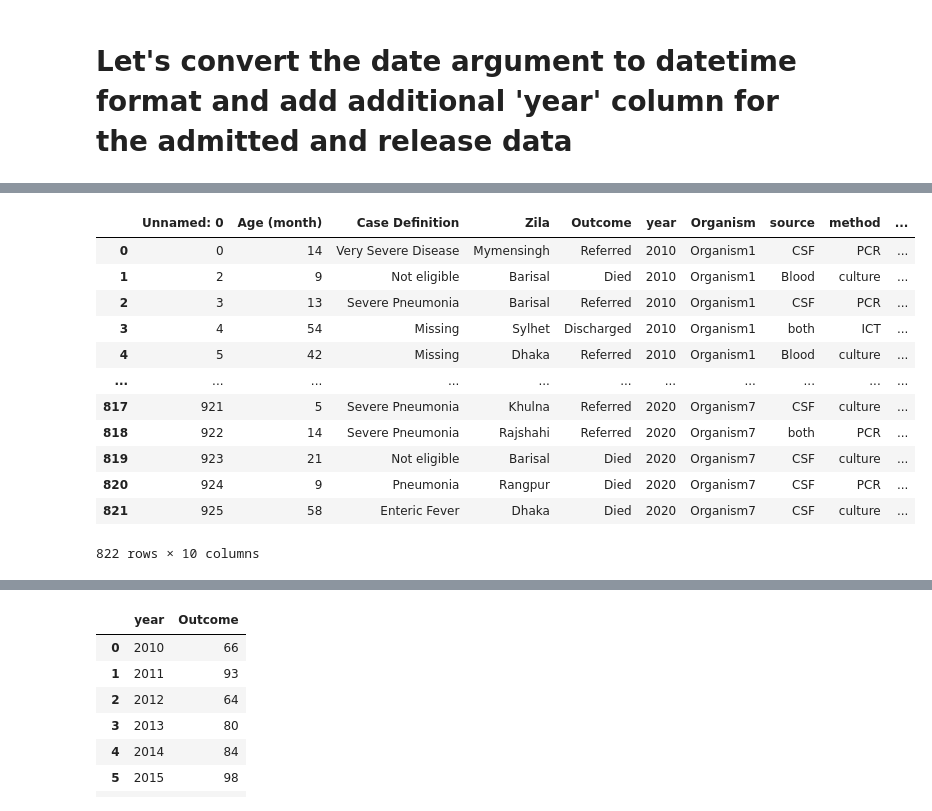
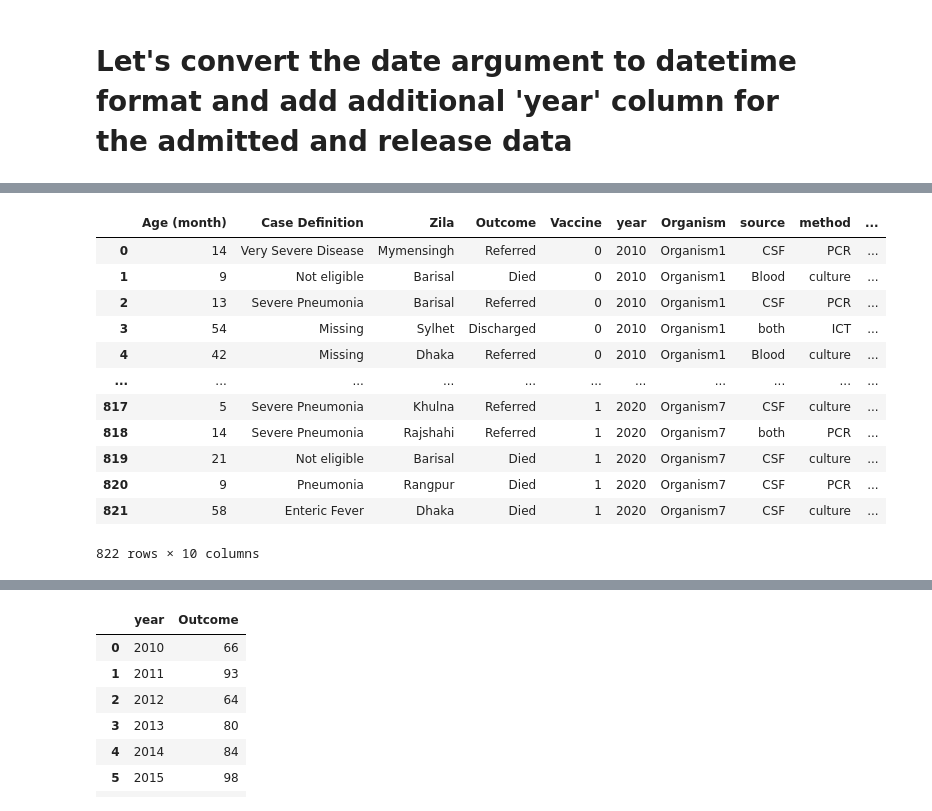
Before and after one commit to FahimHafiz/Vaccination-Dataset-Preprocessing-Analysis-and-Prediction-Using-Machine-Learning, a Jupyter notebook: main.ipynb, the cells around one changed output, grey strips where cells are left out. Saved outputs shown, nothing was run; the diff lists cells and outputs as text; code cells hidden in the pictures.

```diff
--- a/main.ipynb
+++ b/main.ipynb
@@ -33,4 +34,6 @@ from IPython.display import display
 # %matplotlib inline
+# %%
+result_directory = r'D:\Research\Vaccination-Dataset-Preprocessing-Analysis-and-Prediction-Using-Machine-Learning\results'
 # %%
 # Before and after vaccine data
 # before_vaccine_data = pd.read_csv('/content/Vaccination-Dataset-Preprocessing-Analysis-and-Prediction-Using-Machine-Learning/datasets/Hospital_data_before_Vaccination.csv')
@@ -175,18 +244,17 @@ clean_data.to_csv("Final_clean_data.csv")
 # %%
-hospital_data_clean = pd.read_csv('Final_clean_data.csv')
-
+hospital_data_clean = pd.read_csv(os.path.join(result_directory, 'Final_patient_clean_data.csv'))
 hospital_data_clean
 # %% [output]
-|  | Unnamed: 0 | Age (month) | Case Definition | Zila | Outcome | year | Organism | source | method | ... |
-| 0 | 0 | 14 | Very Severe Disease | Mymensingh | Referred | 2010 | Organism1 | CSF | PCR | ... |
-| 1 | 2 | 9 | Not eligible | Barisal | Died | 2010 | Organism1 | Blood | culture | ... |
-| 2 | 3 | 13 | Severe Pneumonia | Barisal | Referred | 2010 | Organism1 | CSF | PCR | ... |
-| 3 | 4 | 54 | Missing | Sylhet | Discharged | 2010 | Organism1 | both | ICT | ... |
-| 4 | 5 | 42 | Missing | Dhaka | Referred | 2010 | Organism1 | Blood | culture | ... |
+|  | Age (month) | Case Definition | Zila | Outcome | Vaccine | year | Organism | source | method | ... |
+| 0 | 14 | Very Severe Disease | Mymensingh | Referred | 0 | 2010 | Organism1 | CSF | PCR | ... |
+| 1 | 9 | Not eligible | Barisal | Died | 0 | 2010 | Organism1 | Blood | culture | ... |
+| 2 | 13 | Severe Pneumonia | Barisal | Referred | 0 | 2010 | Organism1 | CSF | PCR | ... |
+| 3 | 54 | Missing | Sylhet | Discharged | 0 | 2010 | Organism1 | both | ICT | ... |
+| 4 | 42 | Missing | Dhaka | Referred | 0 | 2010 | Organism1 | Blood | culture | ... |
 | ... | ... | ... | ... | ... | ... | ... | ... | ... | ... | ... |
-| 817 | 921 | 5 | Severe Pneumonia | Khulna | Referred | 2020 | Organism7 | CSF | culture | ... |
-| 818 | 922 | 14 | Severe Pneumonia | Rajshahi | Referred | 2020 | Organism7 | both | PCR | ... |
-| 819 | 923 | 21 | Not eligible | Barisal | Died | 2020 | Organism7 | CSF | culture | ... |
-| 820 | 924 | 9 | Pneumonia | Rangpur | Died | 2020 | Organism7 | CSF | PCR | ... |
-| 821 | 925 | 58 | Enteric Fever | Dhaka | Died | 2020 | Organism7 | CSF | culture | ... |
+| 817 | 5 | Severe Pneumonia | Khulna | Referred | 1 | 2020 | Organism7 | CSF | culture | ... |
+| 818 | 14 | Severe Pneumonia | Rajshahi | Referred | 1 | 2020 | Organism7 | both | PCR | ... |
+| 819 | 21 | Not eligible | Barisal | Died | 1 | 2020 | Organism7 | CSF | culture | ... |
+| 820 | 9 | Pneumonia | Rangpur | Died | 1 | 2020 | Organism7 | CSF | PCR | ... |
+| 821 | 58 | Enteric Fever | Dhaka | Died | 1 | 2020 | Organism7 | CSF | culture | ... |
 822 rows × 10 columns
```
Also changed, not shown: parts of 24 cells of this notebook.
